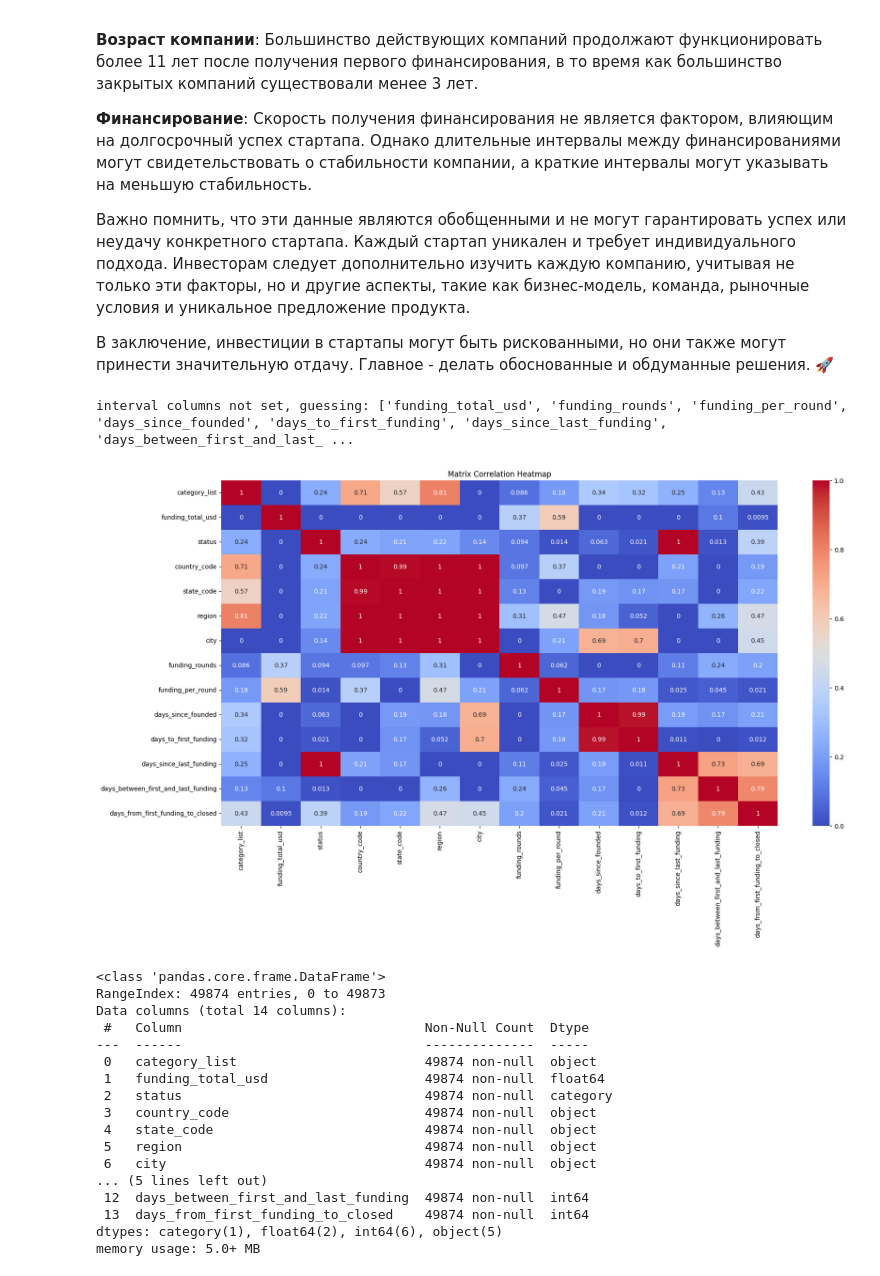
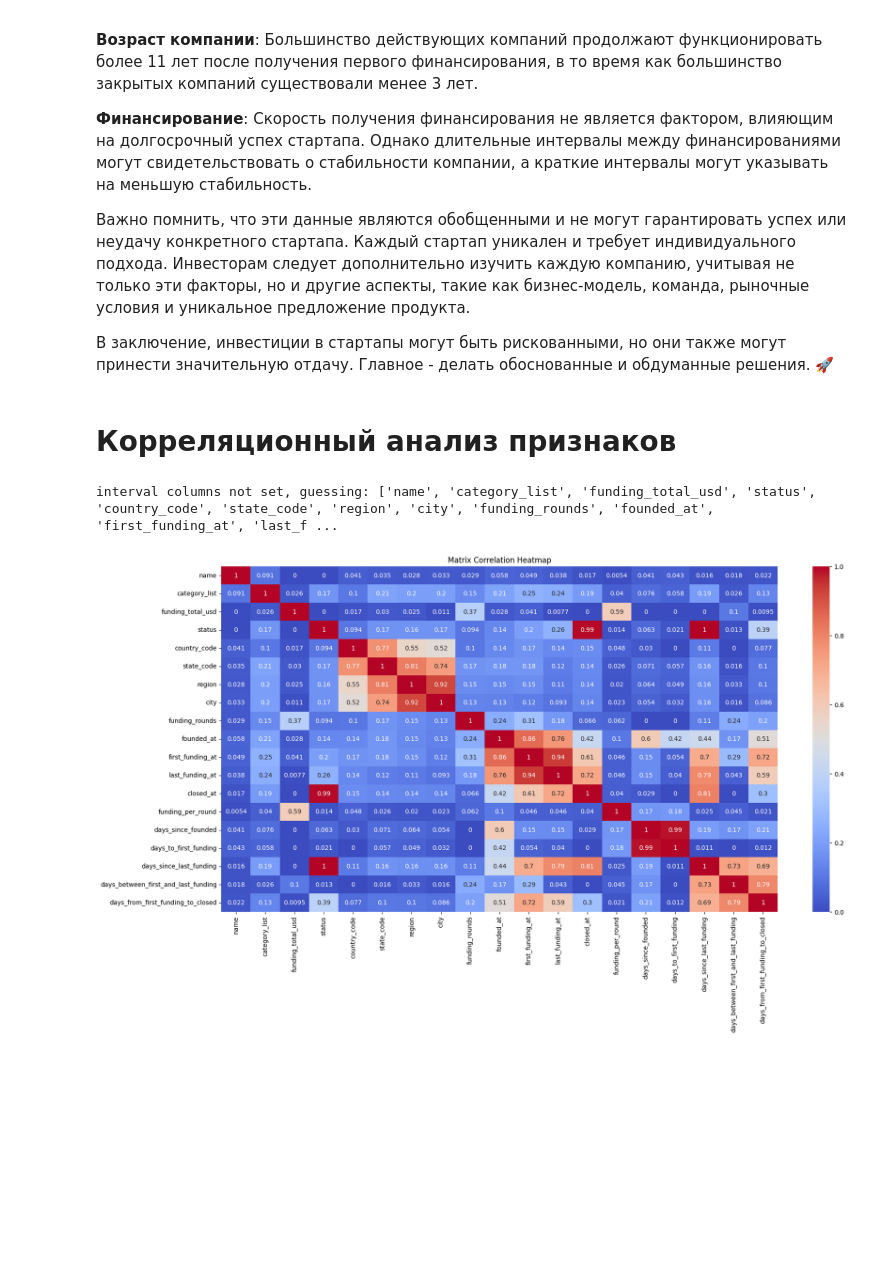
Before and after one commit to IvanovMaxim1992/Masterskay, a Jupyter notebook: Мастерская1.ipynb, the cells around one changed output. Drawn from its saved outputs; the diff is of its cells as text; code cells hidden in the pictures; blank space fills up the shorter version.

```diff
--- a/Мастерская1.ipynb
+++ b/Мастерская1.ipynb
@@ -1039,43 +1062,27 @@ plt.show()
 Важно помнить, что эти данные являются обобщенными и не могут гарантировать успех или неудачу конкретного стартапа. Каждый стартап уникален и требует индивидуального подхода. Инвесторам следует дополнительно изучить каждую компанию, учитывая не только эти факторы, но и другие аспекты, такие как бизнес-модель, команда, рыночные условия и уникальное предложение продукта.
 
 В заключение, инвестиции в стартапы могут быть рискованными, но они также могут принести значительную отдачу. Главное - делать обоснованные и обдуманные решения. 🚀
-# %%
-# Удаление столбца 'name'
-if 'name' in df.columns:
-    df = df.drop(columns=['name'])
-
-# Преобразование столбца 'state' в категориальную переменную
-if df['status'].dtype == 'object':
-    df['status'] = df['status'].astype('category')
-
-# Вычисление матрицы корреляции phik
-correlation_matrix = df.phik_matrix()
-
-# Визуализация матрицы корреляции
-plt.figure(figsize=(20, 10))
-sns.heatmap(data=correlation_matrix, cmap='coolwarm', annot=True)
-plt.title('Matrix Correlation Heatmap')
-plt.show()
-# %% [output]
-interval columns not set, guessing: ['funding_total_usd', 'funding_rounds', 'funding_per_round', 'days_since_founded', 'days_to_first_funding', 'days_since_last_funding', 'days_between_first_and_last_ ...
-[figure, removed]
-# %%
-df.info()
-# %% [output]
-<class 'pandas.core.frame.DataFrame'>
-RangeIndex: 49874 entries, 0 to 49873
-Data columns (total 14 columns):
- #   Column                               Non-Null Count  Dtype
----  ------                               --------------  -----
- 0   category_list                        49874 non-null  object
- 1   funding_total_usd                    49874 non-null  float64
- 2   status                               49874 non-null  category
- 3   country_code                         49874 non-null  object
- 4   state_code                           49874 non-null  object
- 5   region                               49874 non-null  object
- 6   city                                 49874 non-null  object
-... (5 lines left out)
- 12  days_between_first_and_last_funding  49874 non-null  int64
- 13  days_from_first_funding_to_closed    49874 non-null  int64
-dtypes: category(1), float64(2), int64(6), object(5)
-memory usage: 5.0+ MB
+# %% [markdown]
+# Корреляционный анализ признаков
+# %%
+# Создаем копию DataFrame
+df_encoded = df.copy()
+
+# Проходим по каждому столбцу в DataFrame
+for column in df_encoded.columns:
+    # Если тип данных столбца является object или datetime, кодируем его
+    if df_encoded[column].dtype == 'object' or df_encoded[column].dtype == 'datetime64[ns]':
+        label_encoder = LabelEncoder()
+        df_encoded[column] = label_encoder.fit_transform(df_encoded[column])
+
+# Вычисляем матрицу корреляции phik
+correlation_matrix = df_encoded.phik_matrix()
+
+# Визуализируем матрицу корреляции
+plt.figure(figsize=(20, 10))
+sns.heatmap(data=correlation_matrix, cmap='coolwarm', annot=True)
+plt.title('Matrix Correlation Heatmap')
+plt.show()
+# %% [output]
+interval columns not set, guessing: ['name', 'category_list', 'funding_total_usd', 'status', 'country_code', 'state_code', 'region', 'city', 'funding_rounds', 'founded_at', 'first_funding_at', 'last_f ...
+[figure, added]
```
Also changed, not shown: parts of 17 cells of this notebook.
